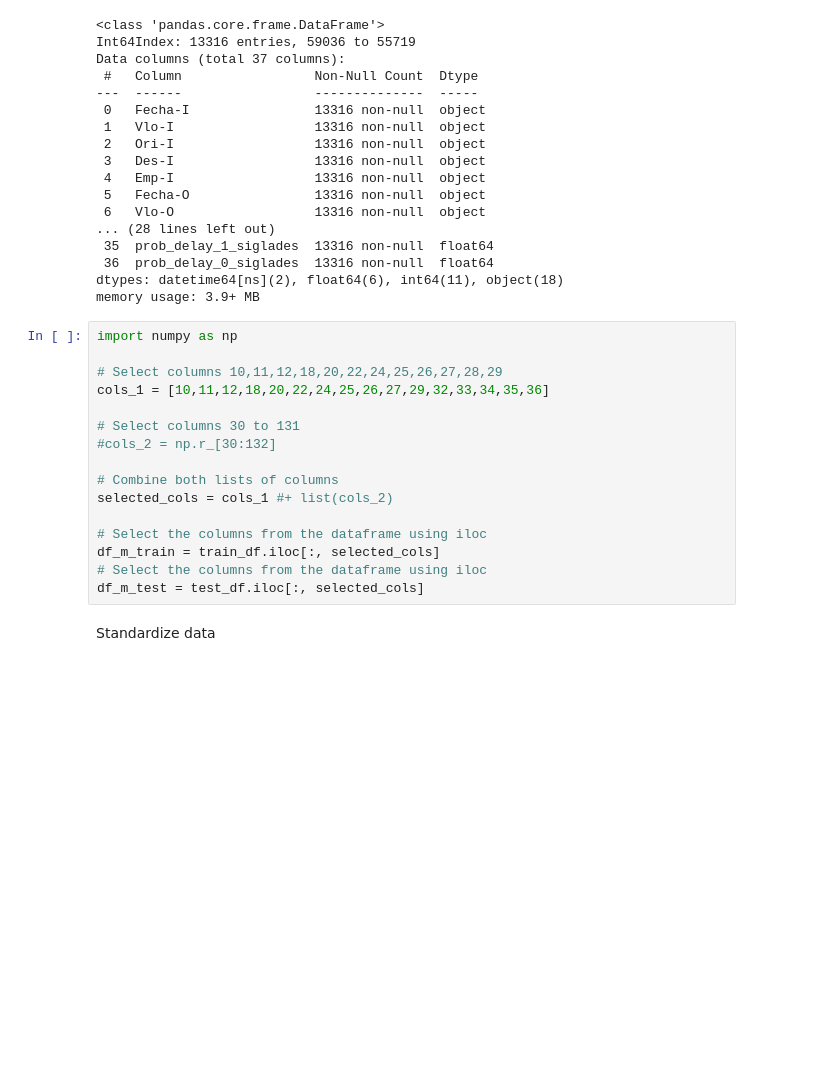
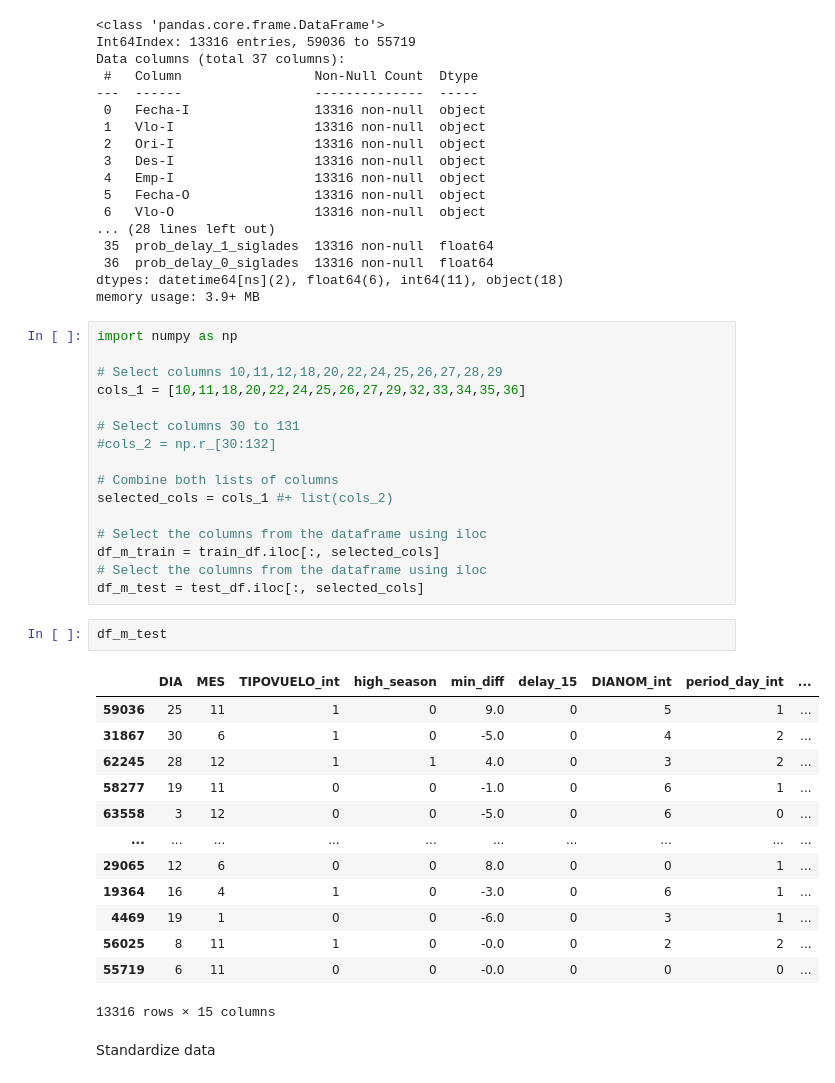
Before and after one commit to Alan-Hans/Challenge-Data-Scientist, a Jupyter notebook: solution.ipynb, the cells around one changed output. Drawn from its saved outputs; the diff is of its cells as text; blank space fills up the shorter version.

```diff
--- a/solution.ipynb
+++ b/solution.ipynb
@@ -879,7 +878,7 @@ memory usage: 3.9+ MB
 import numpy as np
 
 # Select columns 10,11,12,18,20,22,24,25,26,27,28,29
-cols_1 = [10,11,12,18,20,22,24,25,26,27,29,32,33,34,35,36]
+cols_1 = [10,11,18,20,22,24,25,26,27,29,32,33,34,35,36]
 
 # Select columns 30 to 131
 #cols_2 = np.r_[30:132]
@@ -891,6 +890,22 @@ selected_cols = cols_1 #+ list(cols_2)
 df_m_train = train_df.iloc[:, selected_cols]
 # Select the columns from the dataframe using iloc
 df_m_test = test_df.iloc[:, selected_cols]
+# %%
+df_m_test
+# %% [output]
+|  | DIA | MES | TIPOVUELO_int | high_season | min_diff | delay_15 | DIANOM_int | period_day_int | ... |
+| 59036 | 25 | 11 | 1 | 0 | 9.0 | 0 | 5 | 1 | ... |
+| 31867 | 30 | 6 | 1 | 0 | -5.0 | 0 | 4 | 2 | ... |
+| 62245 | 28 | 12 | 1 | 1 | 4.0 | 0 | 3 | 2 | ... |
+| 58277 | 19 | 11 | 0 | 0 | -1.0 | 0 | 6 | 1 | ... |
+| 63558 | 3 | 12 | 0 | 0 | -5.0 | 0 | 6 | 0 | ... |
+| ... | ... | ... | ... | ... | ... | ... | ... | ... | ... |
+| 29065 | 12 | 6 | 0 | 0 | 8.0 | 0 | 0 | 1 | ... |
+| 19364 | 16 | 4 | 1 | 0 | -3.0 | 0 | 6 | 1 | ... |
+| 4469 | 19 | 1 | 0 | 0 | -6.0 | 0 | 3 | 1 | ... |
+| 56025 | 8 | 11 | 1 | 0 | -0.0 | 0 | 2 | 2 | ... |
+| 55719 | 6 | 11 | 0 | 0 | -0.0 | 0 | 0 | 0 | ... |
+13316 rows × 15 columns
 # %% [markdown]
 Standardize data
 # %%
```
Also changed, not shown: parts of 19 cells of this notebook.
